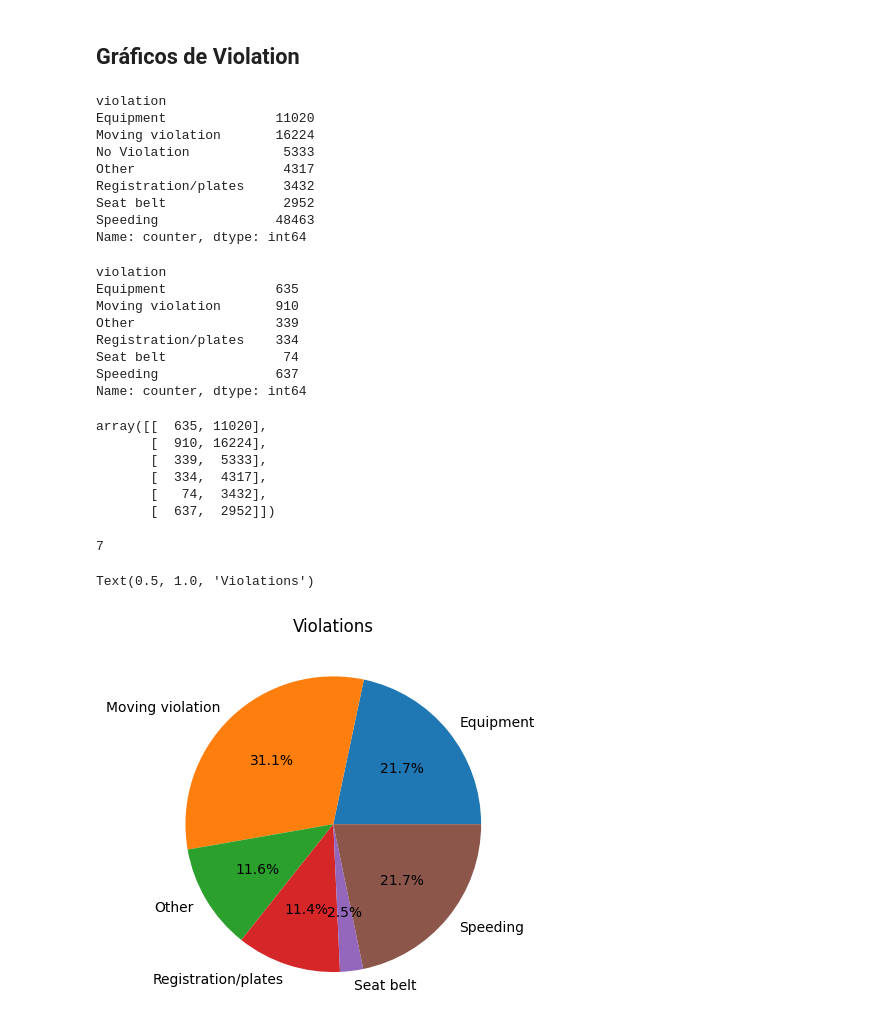
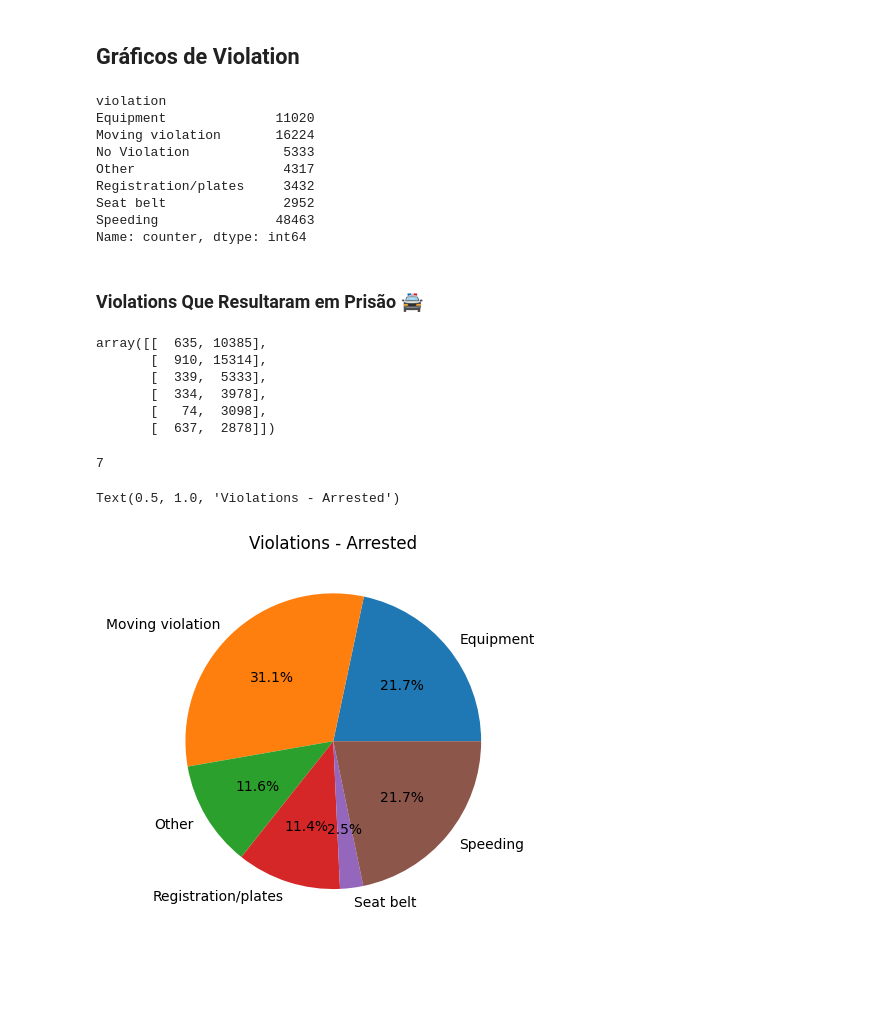
Before and after one commit to GUILN/masters-data-science, a Jupyter notebook: notebooks/visualizacao_aula_6.ipynb, the cells around one changed output. Cells and saved outputs as stored; diff of their text form; code cells hidden in the pictures; blank space fills up the shorter version.

```diff
--- a/notebooks/visualizacao_aula_6.ipynb
+++ b/notebooks/visualizacao_aula_6.ipynb
@@ -31,12 +44,14 @@ featured_df = police_dataset_etl.clean_transform()
 violations_df = featured_df.copy()
 violations_df.violation = violations_df.violation.fillna("No Violation")
 violations_arrested_df = violations_df.copy()
+violations_not_arrested_df = violations_df.copy()
 violations_arrested_df = violations_arrested_df[violations_arrested_df.is_arrested == True]
+violations_not_arrested_df = violations_not_arrested_df[violations_not_arrested_df.is_arrested == False]
 
 violations_grouped = violations_df.groupby("violation").counter.count()
+display(violations_grouped)
 violations_arrested_grouped = violations_arrested_df.groupby("violation").counter.count()
-display(violations_grouped)
-display(violations_arrested_grouped)
+violations_not_arrested_grouped = violations_not_arrested_df.groupby("violation").counter.count()
 # %% [output]
 violation
 Equipment              11020
@@ -47,34 +62,25 @@ Registration/plates     3432
 Seat belt               2952
 Speeding               48463
 Name: counter, dtype: int64
-violation
-Equipment              635
-Moving violation       910
-Other                  339
-Registration/plates    334
-Seat belt               74
-Speeding               637
-Name: counter, dtype: int64
+# %% [markdown]
+### Violations Que Resultaram em Prisão 🚔
 # %%
-violations_data = np.array([[x[0], x[1]] for x in zip(violations_arrested_grouped.to_list(), violations_grouped.to_list())])
+violations_data = np.array([[x[0], x[1]] for x in zip(violations_arrested_grouped.to_list(), violations_not_arrested_grouped.to_list())])
 violations_label = violations_grouped.index.to_list()
 size = len(violations_label)
 display(violations_data)
 display(size)
 
 
-#plt.pie(violations_grouped.to_list(), labels=violations_grouped.index.to_list(), autopct="%1.1f%%")
-#plt.title("Violations")
-
 plt.pie(violations_arrested_grouped.to_list(), labels=violations_arrested_grouped.index.to_list(), autopct="%1.1f%%")
-plt.title("Violations")
+plt.title("Violations - Arrested")
 # %% [output]
-array([[  635, 11020],
-       [  910, 16224],
+array([[  635, 10385],
+       [  910, 15314],
        [  339,  5333],
-       [  334,  4317],
-       [   74,  3432],
-       [  637,  2952]])
+       [  334,  3978],
+       [   74,  3098],
+       [  637,  2878]])
 7
-Text(0.5, 1.0, 'Violations')
+Text(0.5, 1.0, 'Violations - Arrested')
-[figure, old version]
+[figure, new version]
```
Also changed, not shown: parts of 5 cells of this notebook, 2 other files.
